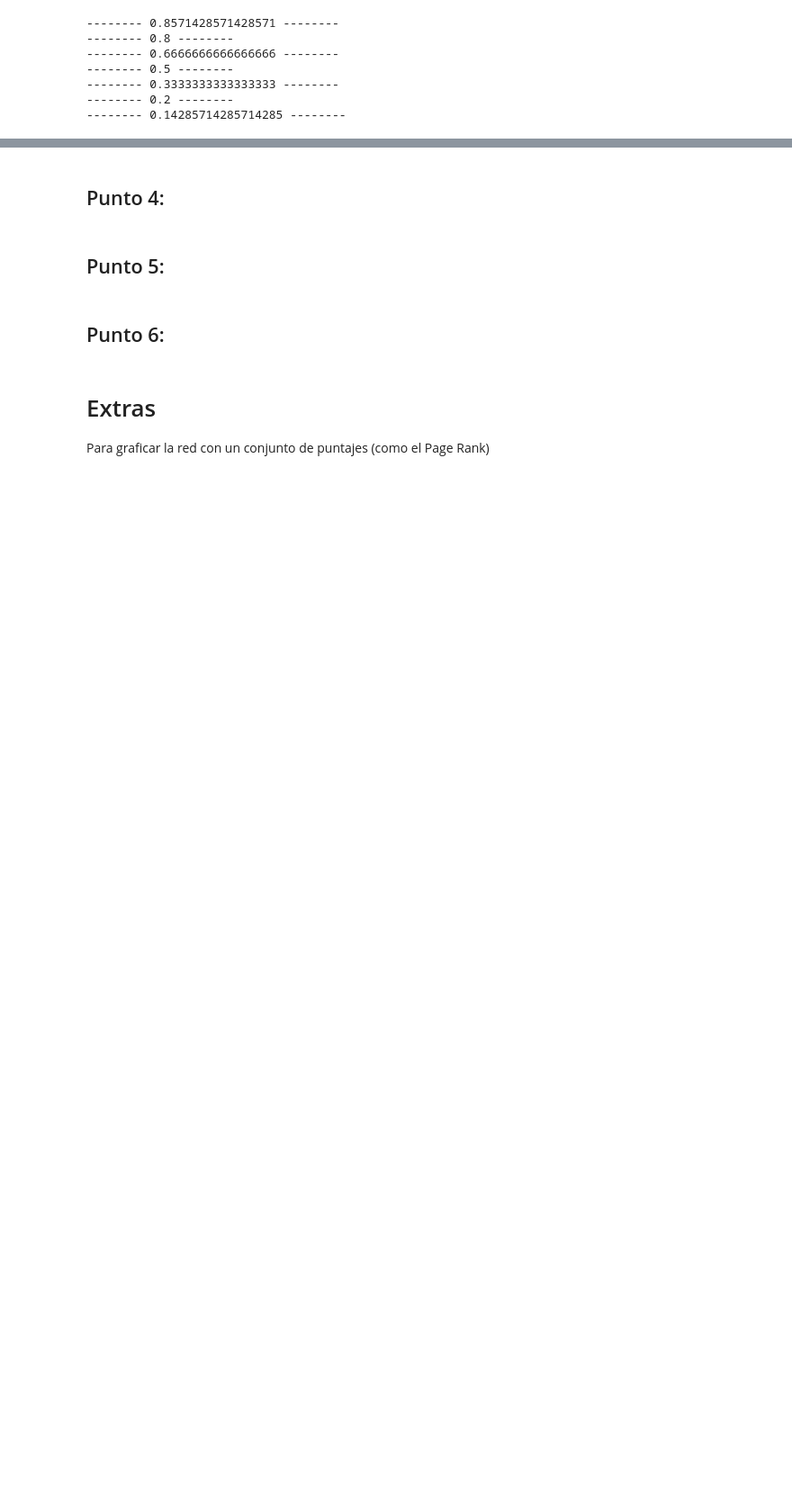
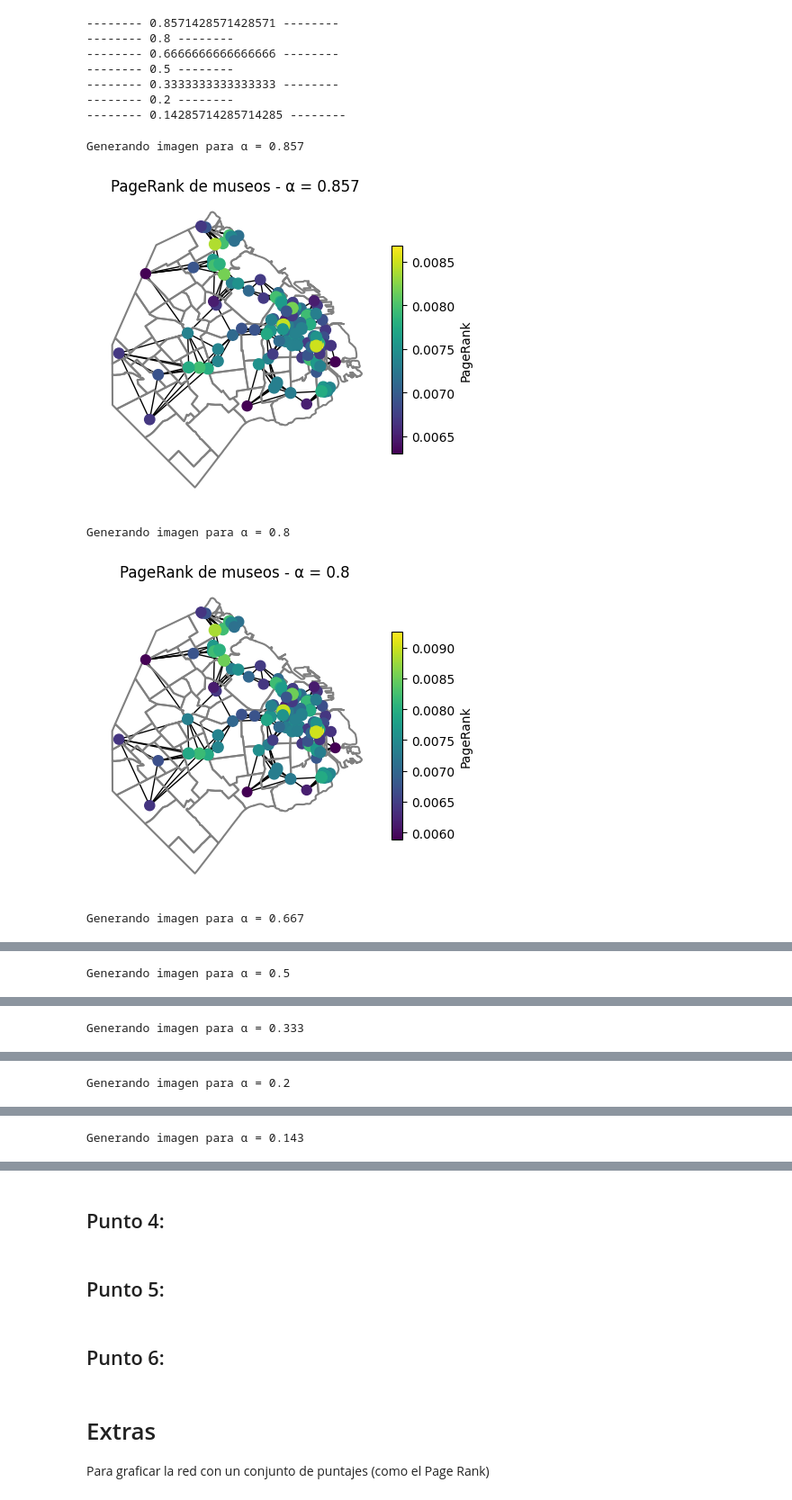
Before and after one commit to fernandezlucia/TPMuseos, a Jupyter notebook: TP1_template.ipynb, the cells around one changed output, grey strips where cells are left out. Shown at 90% size. Drawn from its saved outputs; the diff is of its cells as text; code cells hidden in the pictures; blank space fills up the shorter version.

```diff
--- a/TP1_template.ipynb
+++ b/TP1_template.ipynb
@@ -270,3 +404,42 @@ df2 = pd.DataFrame(valores2)
 -------- 0.3333333333333333 --------
 -------- 0.2 --------
 -------- 0.14285714285714285 --------
+# %%
+factor_escala = 1e4
+colormap = plt.cm.viridis
+
+for alpha in [6/7, 4/5, 2/3, 1/2, 1/3, 1/5, 1/7]:
+    print(f"Generando imagen para α = {round(alpha, 3)}")
+
+    pr, A = punto_tres_testing_img(m=5, alpha=alpha)
+
+    # Crear red
+    G = nx.from_numpy_array(A)
+    G_layout = {i: v for i, v in enumerate(zip(
+            museos.to_crs("EPSG:22184").get_coordinates()['x'],
+            museos.to_crs("EPSG:22184").get_coordinates()['y']))}
+
+    # Preparar gráfico
+    fig, ax = plt.subplots(figsize=(5,5))
+    barrios.to_crs("EPSG:22184").boundary.plot(color='gray', ax=ax)
+
+    # Dibujar red con color según PageRank y viridis
+    nx.draw_networkx(
+        G, G_layout, node_size=pr * factor_escala, node_color=pr, cmap=colormap, ax=ax, with_labels=False)
+
+    # Título y colorbar
+    ax.set_title(f"PageRank de museos - α = {round(alpha, 3)}")
+    ax.axis("off")
+
+    sm = plt.cm.ScalarMappable(cmap=colormap, norm=plt.Normalize(vmin=min(pr), vmax=max(pr)))
+    sm.set_array([])
+    cbar = plt.colorbar(sm, ax=ax, shrink=0.6)
+    cbar.set_label("PageRank")
+
+    plt.show()
+# %% [output]
+Generando imagen para α = 0.857
+[figure, added]
+Generando imagen para α = 0.8
+[figure, added]
+Generando imagen para α = 0.667
@@ -272,0 +447 @@ df2 = pd.DataFrame(valores2)
+Generando imagen para α = 0.5
@@ -272,0 +449 @@ df2 = pd.DataFrame(valores2)
+Generando imagen para α = 0.333
@@ -272,0 +451 @@ df2 = pd.DataFrame(valores2)
+Generando imagen para α = 0.2
@@ -272,0 +453 @@ df2 = pd.DataFrame(valores2)
+Generando imagen para α = 0.143
```
Also changed, not shown: parts of 20 cells of this notebook.
